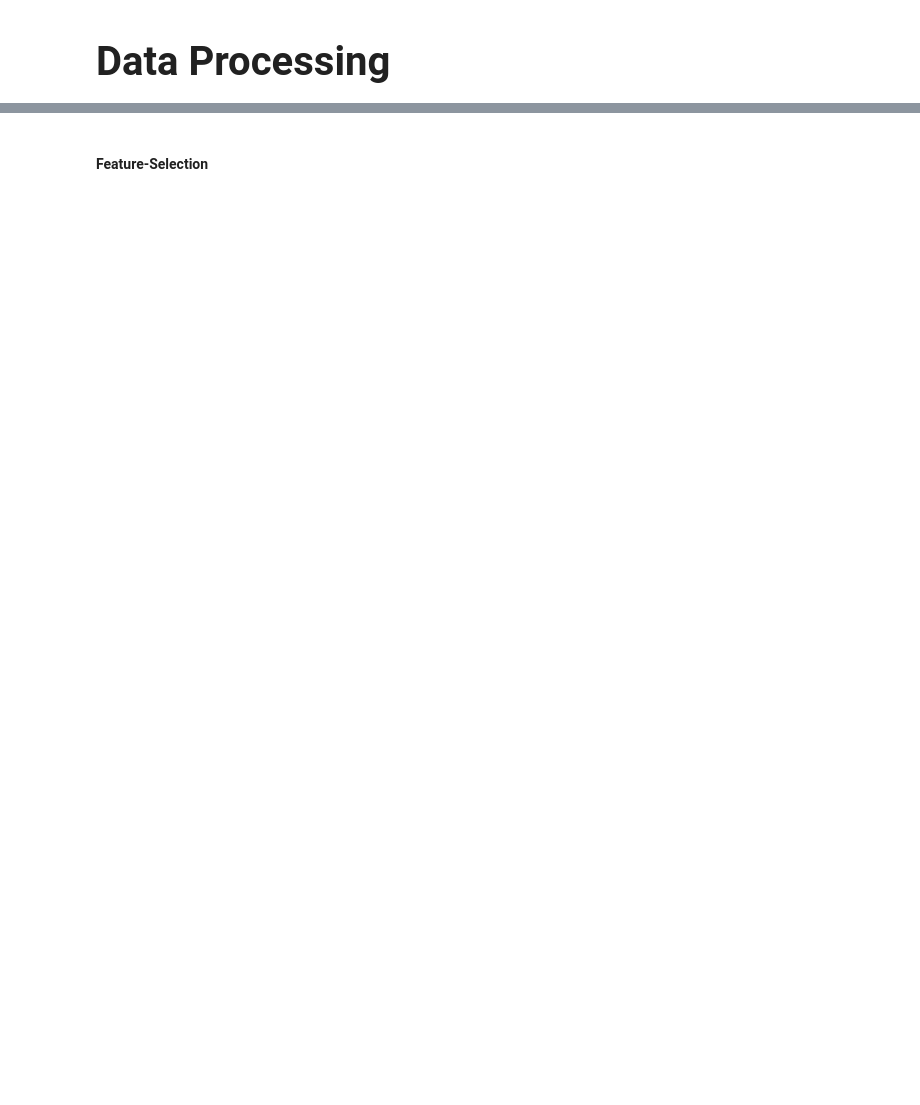
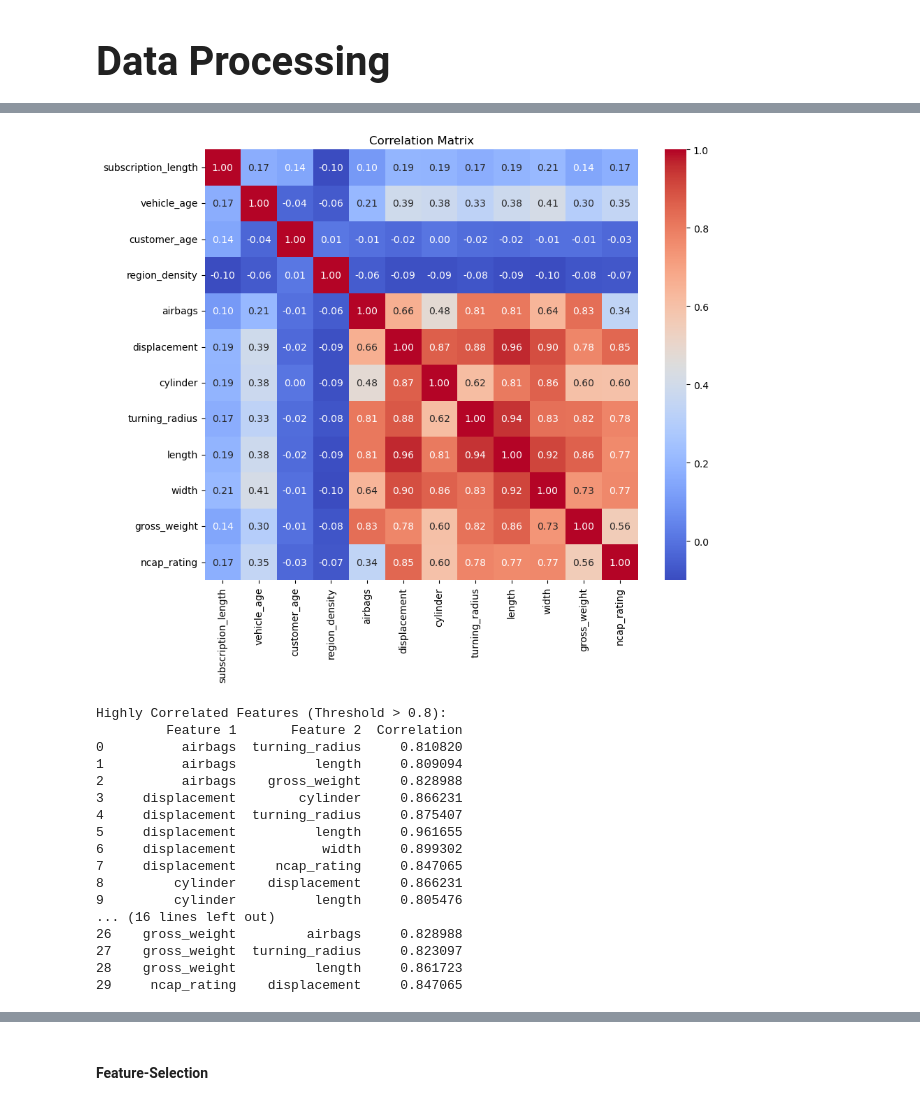
Before and after one commit to Maverick-DataScience/Portfolios, a Jupyter notebook: Car Insurance Dataset - Class Imbalance Algorithm.ipynb, the cells around one changed output, grey strips where cells are left out. Cells and saved outputs as stored; diff of their text form; code cells hidden in the pictures; blank space fills up the shorter version.

```diff
--- a/Car Insurance Dataset - Class Imbalance Algorithm.ipynb
+++ b/Car Insurance Dataset - Class Imbalance Algorithm.ipynb
@@ -334,3 +347,22 @@ Once the baseline from simple algorithm is done, the analysis proceeds with more
 To measure the performance for each method, the evaluation will be performed using precision, recall, F1-Score, and AUC-ROC scoring
 # %% [markdown]
 <h1 style="font-size: 40px;">Data Processing</h1>
+# %%
+from statsmodels.stats.outliers_influence import variance_inflation_factor
+
+#categorical variable -> numerical
+data_copy = data.drop(columns='policy_id')
+for column in data_copy.select_dtypes(include=['object']).columns:
+    data_copy[column] = data_copy[column].astype('category').cat.codes
+
+# Check for multicollinearity
+parameter = data.select_dtypes(include=['float64', 'int64', 'int8']).drop(columns=['claim_status'], errors='ignore')  # Replace 'target' with your actual target column name
+C = parameter.assign(constant=1) #add_constant number
+
+# Calculate VIF for each feature
+vif = pd.DataFrame()
+vif['Feature'] = parameter.columns
+vif['VIF'] = [variance_inflation_factor(C.values, i) for i in range(len(parameter.columns))]
+
+print("Variance Inflation Factor (VIF):")
+print(vif)
@@ -336,0 +384,33 @@ To measure the performance for each method, the evaluation will be performed usi
+# %%
+# Check for multicollinearity
+correlation_matrix = parameter.corr()
+
+plt.figure(figsize=(10, 8))
+sns.heatmap(correlation_matrix, annot=True, fmt=".2f", cmap="coolwarm")
+plt.title("Correlation Matrix")
+plt.show()
+
+threshold = 0.8  # above this no is high-multicollinearity risk
+multicol_pairs = correlation_matrix[(correlation_matrix > threshold) & (correlation_matrix != 1.0)].stack().reset_index()
+multicol_pairs.columns = ['Feature 1', 'Feature 2', 'Correlation']
+print("Highly Correlated Features (Threshold > 0.8):")
+print(multicol_pairs)
+# %% [output]
+[figure, added]
+Highly Correlated Features (Threshold > 0.8):
+         Feature 1       Feature 2  Correlation
+0          airbags  turning_radius     0.810820
+1          airbags          length     0.809094
+2          airbags    gross_weight     0.828988
+3     displacement        cylinder     0.866231
+4     displacement  turning_radius     0.875407
+5     displacement          length     0.961655
+6     displacement           width     0.899302
+7     displacement     ncap_rating     0.847065
+8         cylinder    displacement     0.866231
+9         cylinder          length     0.805476
+... (16 lines left out)
+26    gross_weight         airbags     0.828988
+27    gross_weight  turning_radius     0.823097
+28    gross_weight          length     0.861723
+29     ncap_rating    displacement     0.847065
```
Also changed, not shown: parts of 75 cells of this notebook.
